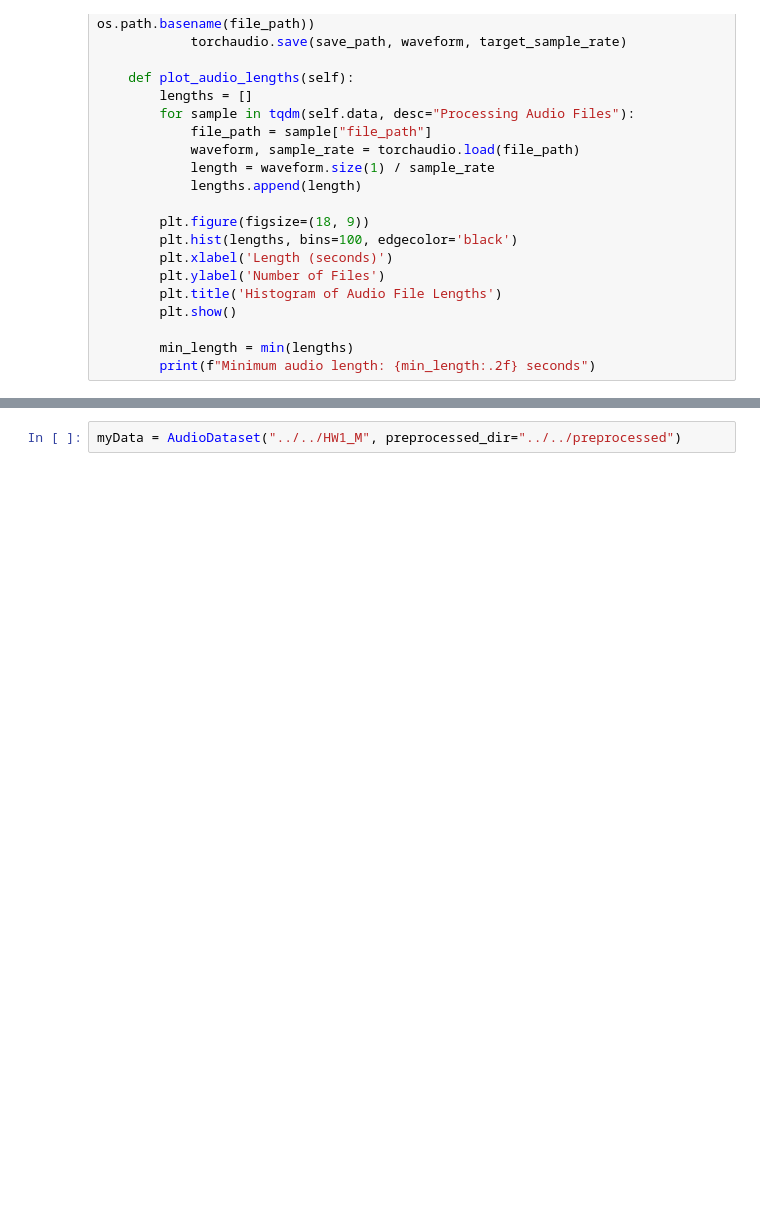
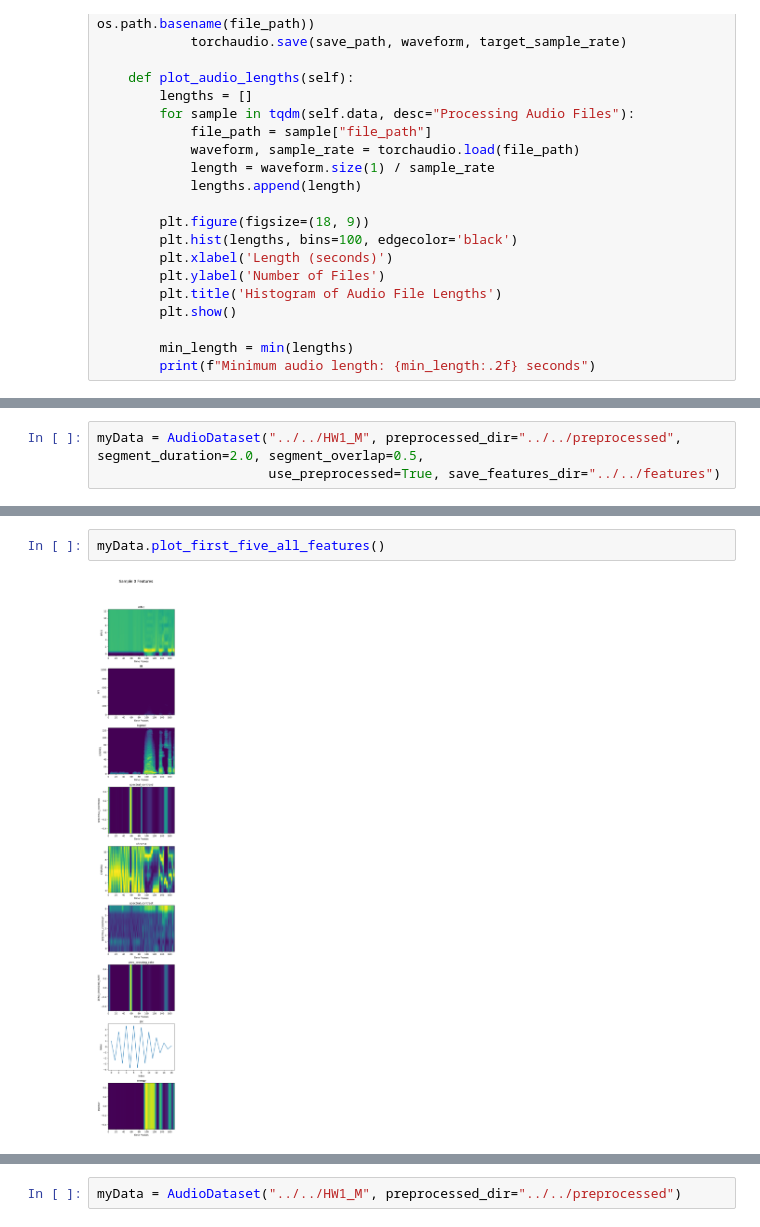
Before and after one commit to mrmh13801225/UT_ML_Project, a Jupyter notebook: src/FinalProject.ipynb, the cells around one changed output, grey strips where cells are left out. Drawn from its saved outputs; the diff is of its cells as text; blank space fills up the shorter version.

```diff
--- a/src/FinalProject.ipynb
+++ b/src/FinalProject.ipynb
@@ -186,0 +641,3 @@ class AudioDataset(Dataset):
+# %%
+myData = AudioDataset("../../HW1_M", preprocessed_dir="../../preprocessed", segment_duration=2.0, segment_overlap=0.5,
+                      use_preprocessed=True, save_features_dir="../../features")
@@ -186,0 +652,4 @@ class AudioDataset(Dataset):
+# %%
+myData.plot_first_five_all_features()
+# %% [output]
+[figure, added]
```
Also changed, not shown: parts of 8 cells of this notebook.
